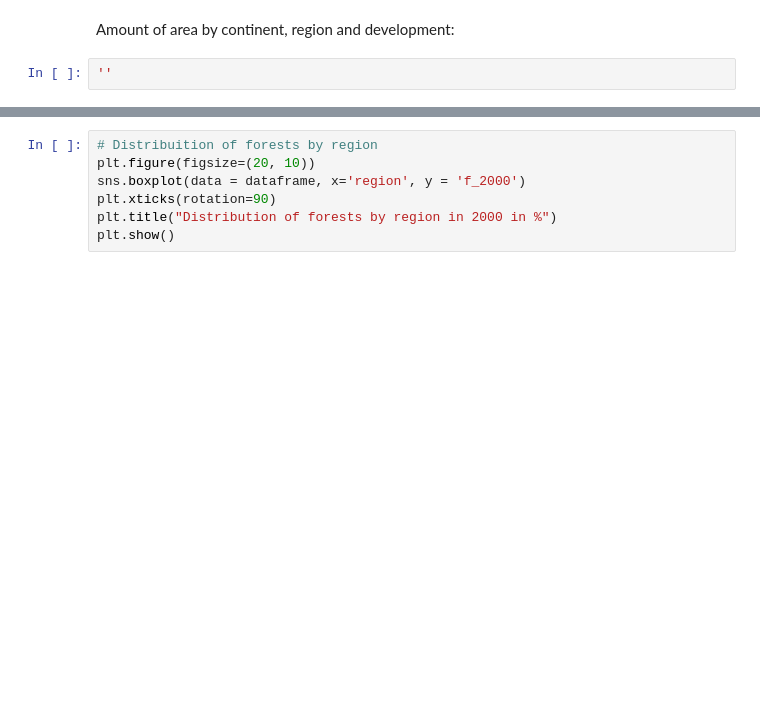
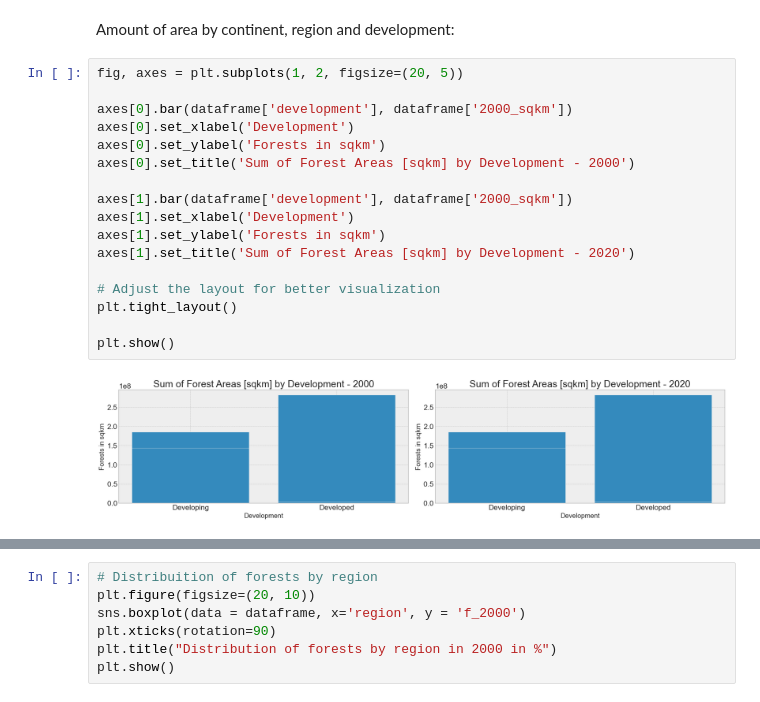
Before and after one commit to anacbneumann/Deforestation_analysis, a Jupyter notebook: deforestation_eda.ipynb, the cells around one changed output, grey strips where cells are left out. Cells and saved outputs as stored; diff of their text form; blank space fills up the shorter version.

```diff
--- a/deforestation_eda.ipynb
+++ b/deforestation_eda.ipynb
@@ -536,5 +537,22 @@ plt.show()
 [figure]
 # %% [markdown]
 Amount of area by continent, region and development:
-# %%
-''
+# %%
+fig, axes = plt.subplots(1, 2, figsize=(20, 5))
+
+axes[0].bar(dataframe['development'], dataframe['2000_sqkm'])
+axes[0].set_xlabel('Development')
+axes[0].set_ylabel('Forests in sqkm')
+axes[0].set_title('Sum of Forest Areas [sqkm] by Development - 2000')
+
+axes[1].bar(dataframe['development'], dataframe['2000_sqkm'])
+axes[1].set_xlabel('Development')
+axes[1].set_ylabel('Forests in sqkm')
+axes[1].set_title('Sum of Forest Areas [sqkm] by Development - 2020')
+
+# Adjust the layout for better visualization
+plt.tight_layout()
+
+plt.show()
+# %% [output]
+[figure, added]
```
Also changed, not shown: parts of 27 cells of this notebook, 3 other files.
